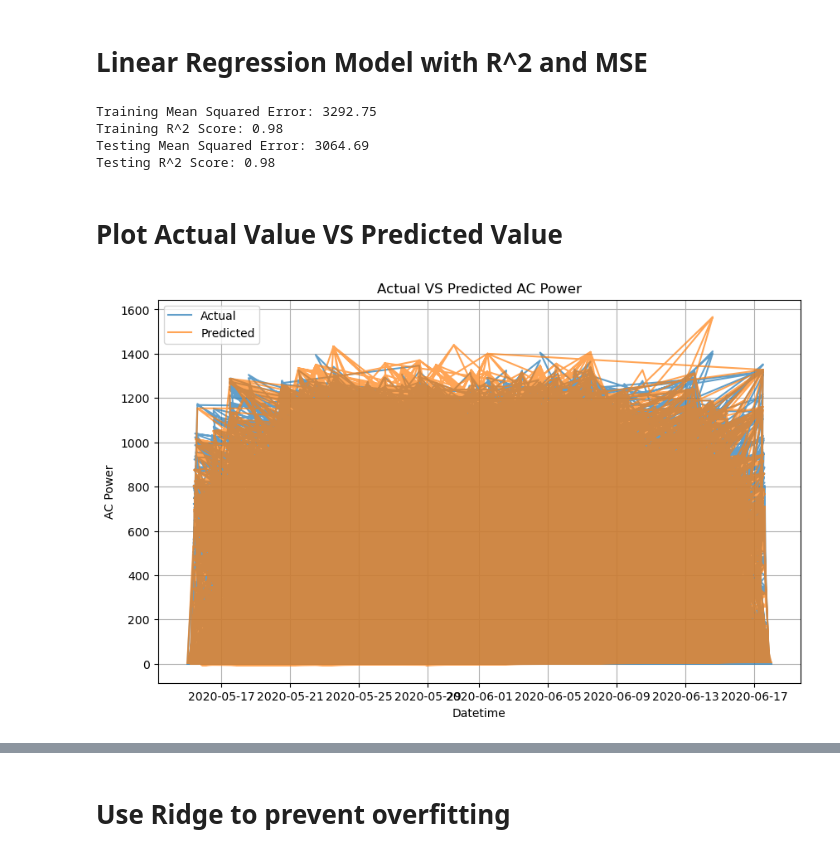
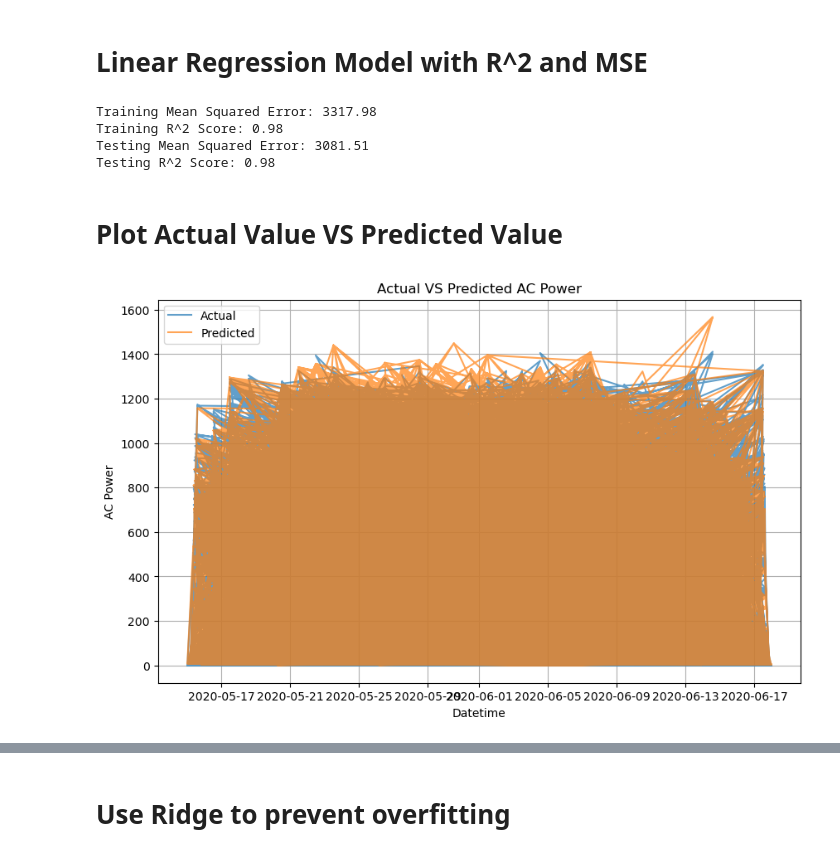
Before and after one commit to LUKEZFLU/elile_kaggle, a Jupyter notebook: linearModel.ipynb, the cells around one changed output, grey strips where cells are left out. Cells and saved outputs as stored; diff of their text form; code cells hidden in the pictures.

```diff
--- a/linearModel.ipynb
+++ b/linearModel.ipynb
@@ -66,12 +66,10 @@ print(plant1_data.head())
 # Linear Regression Model with R^2 and MSE
 # %%
 def create_features(df):
-    df['YEAR'] = df['DATE_TIME'].dt.year
-    df['MONTH'] = df['DATE_TIME'].dt.month
-    df['DAY'] = df['DATE_TIME'].dt.day
+
     df['HOUR'] = df['DATE_TIME'].dt.hour
     df['MINUTE'] = df['DATE_TIME'].dt.minute
-    df['DAYOFWEEK'] = df['DATE_TIME'].dt.dayofweek
+
     df['DATE'] = df['DATE_TIME'].dt.date
     df['TIME'] = df['DATE_TIME'].dt.time
     df['TOTAL_MINUTES_PASS'] = df['MINUTE'] + df['HOUR'] * 60
@@ -84,8 +82,8 @@ p1_generate['DATE_TIME'] = pd.to_datetime(p1_generate['DATE_TIME'], format='mixe
 p1_weather['DATE_TIME'] = pd.to_datetime(p1_weather['DATE_TIME'], format='mixed', dayfirst=True)
 plant1_data = pd.merge(p1_generate, p1_weather, on='DATE_TIME')
 plant1_data = create_features(plant1_data)
-
-features = ['YEAR', 'MONTH', 'DAY', 'HOUR', 'MINUTE', 'DAYOFWEEK', 'AMBIENT_TEMPERATURE', 'MODULE_TEMPERATURE', 'IRRADIATION']
+# year # hour min可能有用
+features = ['HOUR', 'MINUTE', 'AMBIENT_TEMPERATURE', 'MODULE_TEMPERATURE', 'IRRADIATION']
 target = 'AC_POWER'
 
 X_train, X_test, y_train, y_test = train_test_split(plant1_data[features], plant1_data[target], test_size=0.2, random_state=42)
@@ -106,26 +104,26 @@ print(f'Training R^2 Score: {train_r2:.2f}')
 print(f'Testing Mean Squared Error: {test_mse:.2f}')
 print(f'Testing R^2 Score: {test_r2:.2f}')
 # %% [output]
-Training Mean Squared Error: 3292.75
+Training Mean Squared Error: 3317.98
 Training R^2 Score: 0.98
-Testing Mean Squared Error: 3064.69
+Testing Mean Squared Error: 3081.51
 Testing R^2 Score: 0.98
 # %% [markdown]
 # Plot Actual Value VS Predicted Value
 # %%
 # find the date time base on index
 X_test['DATE_TIME'] = plant1_data.loc[X_test.index, 'DATE_TIME']
 
 # plot ac power based on test value and predict value
 # I think test value should be used as the actual value as measure
 plt.figure(figsize=(10, 6))
 plt.plot(X_test['DATE_TIME'], y_test.values, label='Actual', alpha=0.7)
-plt.plot(X_test['DATE_TIME'], y_pred_lr, label='Predicted', alpha=0.7)
+plt.plot(X_test['DATE_TIME'], y_test_pred, label='Predicted', alpha=0.7)
 plt.title('Actual VS Predicted AC Power')
 plt.xlabel('Datetime')
 plt.ylabel('AC Power')
 plt.legend()
 plt.grid(True)
 plt.show()
 # %% [output]
-[figure, old version]
+[figure, new version]
```
Also changed, not shown: parts of 5 cells of this notebook, 1 other file.
